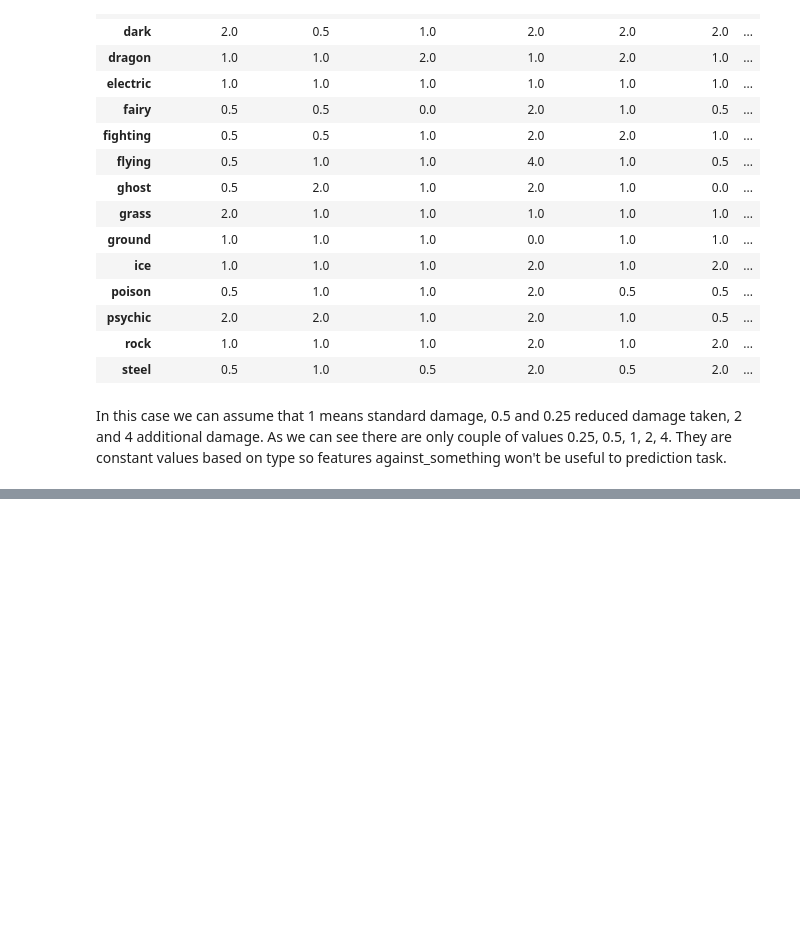
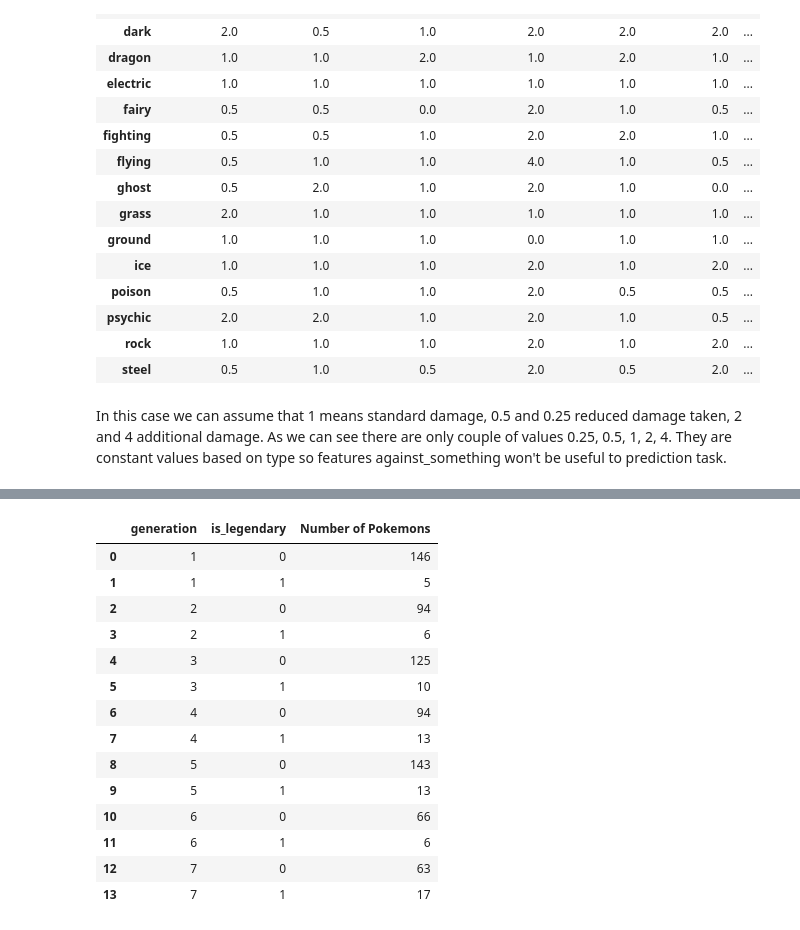
Before and after one commit to darszam/WhatMakesPokemonLegendary, a Jupyter notebook: WhatMakesPokemonLegendary.ipynb, the cells around one changed output, grey strips where cells are left out. Drawn from its saved outputs; the diff is of its cells as text; code cells hidden in the pictures; blank space fills up the shorter version.

```diff
--- a/WhatMakesPokemonLegendary.ipynb
+++ b/WhatMakesPokemonLegendary.ipynb
@@ -452,0 +679,18 @@ In this case we can assume that 1 means standard damage, 0.5 and 0.25 reduced da
+# %%
+pokemon_generation
+# %% [output]
+|  | generation | is_legendary | Number of Pokemons |
+| 0 | 1 | 0 | 146 |
+| 1 | 1 | 1 | 5 |
+| 2 | 2 | 0 | 94 |
+| 3 | 2 | 1 | 6 |
+| 4 | 3 | 0 | 125 |
+| 5 | 3 | 1 | 10 |
+| 6 | 4 | 0 | 94 |
+| 7 | 4 | 1 | 13 |
+| 8 | 5 | 0 | 143 |
+| 9 | 5 | 1 | 13 |
+| 10 | 6 | 0 | 66 |
+| 11 | 6 | 1 | 6 |
+| 12 | 7 | 0 | 63 |
+| 13 | 7 | 1 | 17 |
```
Also changed, not shown: parts of 44 cells of this notebook.
